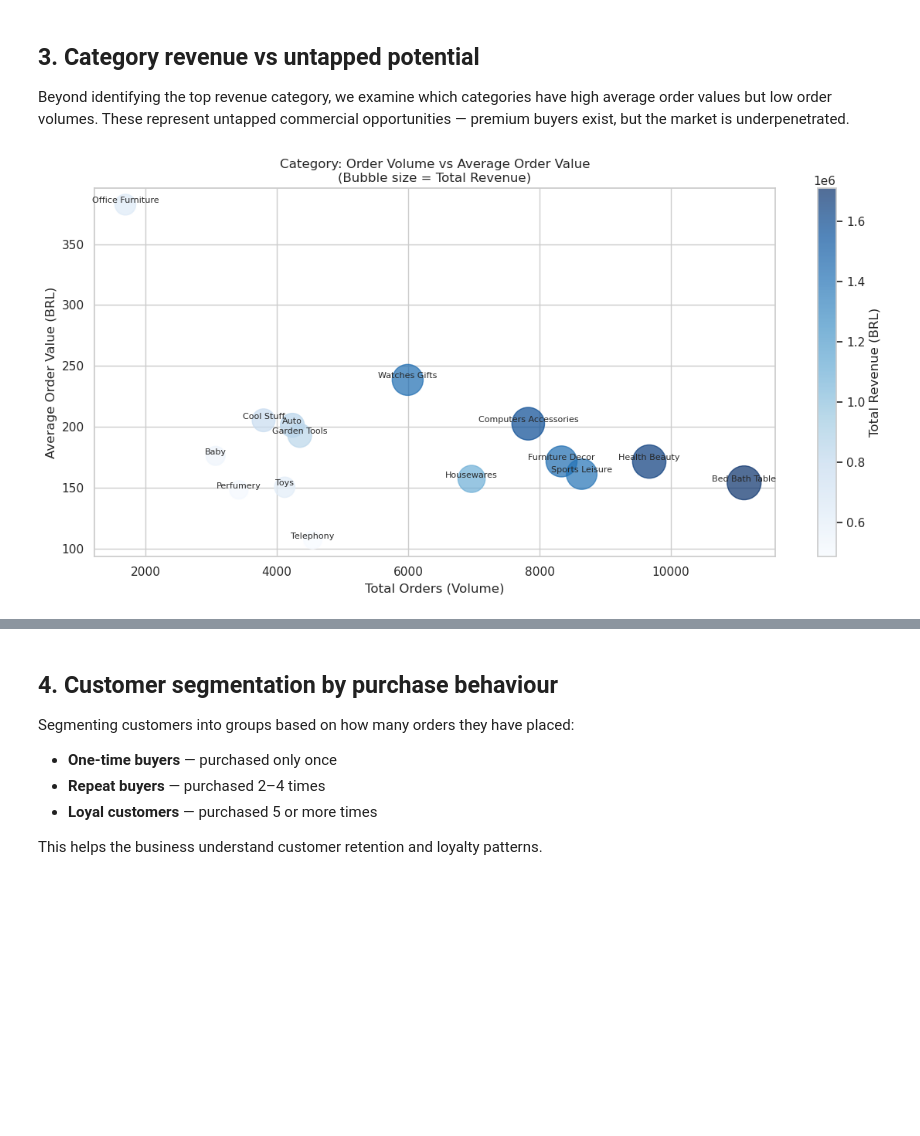
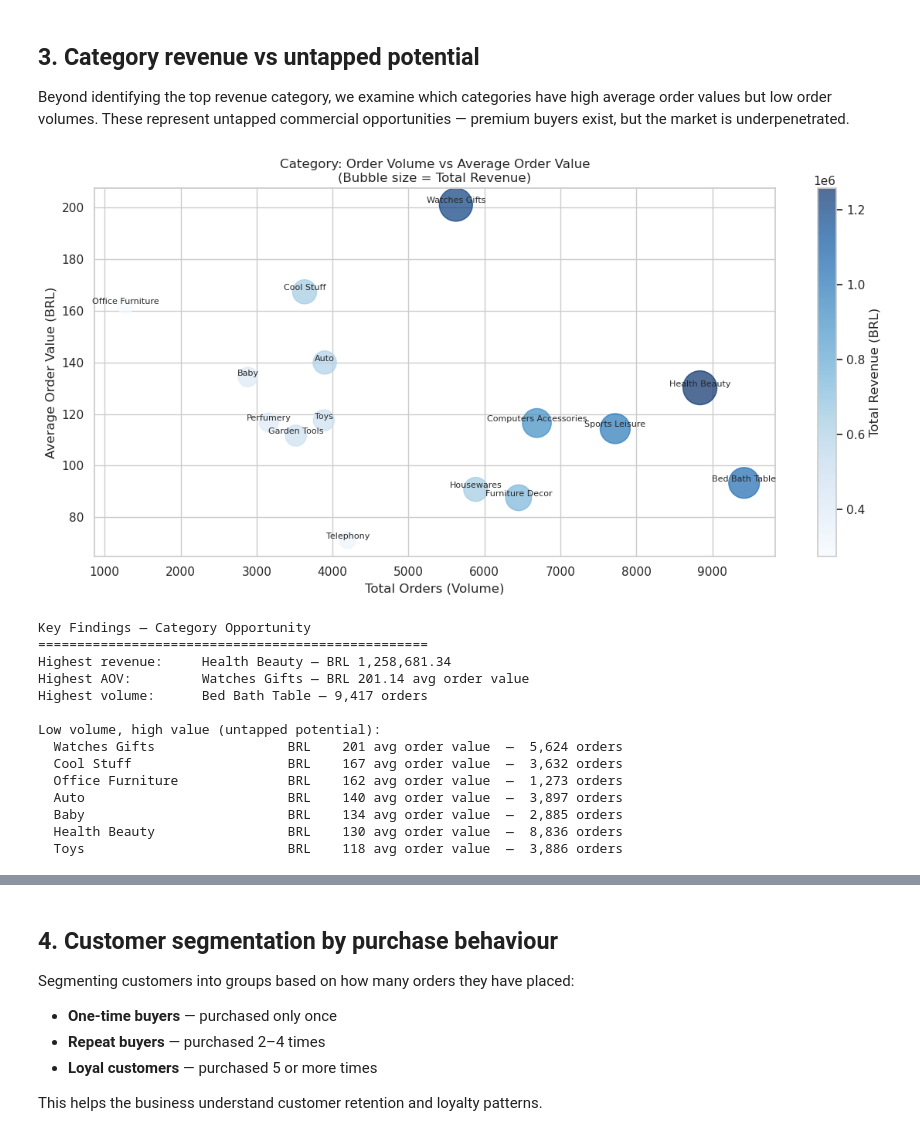
Before and after one commit to elaineet1/olist-pipeline, a Jupyter notebook: olist_analysis.ipynb, the cells around one changed output, grey strips where cells are left out. Cells and saved outputs as stored; diff of their text form; code cells hidden in the pictures; blank space fills up the shorter version.

```diff
--- a/olist_analysis.ipynb
+++ b/olist_analysis.ipynb
@@ -172,54 +239,86 @@ print("✅ Chart saved")
 
 Beyond identifying the top revenue category, we examine which categories have high average order values but low order volumes. These represent untapped commercial opportunities — premium buyers exist, but the market is underpenetrated.
 # %%
-query_cat = """
+query_cat = f"""
 SELECT
-    p.product_category_name_english as category,
-    COUNT(*) as total_orders,
-    ROUND(SUM(o.total_order_value), 0) as total_revenue,
-    ROUND(AVG(o.total_order_value), 2) as avg_order_value
+    p.product_category_name_english AS category,
+    COUNT(DISTINCT oi.order_id) AS total_orders,
+    ROUND(SUM(oi.price), 2) AS total_revenue,
+    ROUND(AVG(oi.price), 2) AS avg_order_value
 FROM `my-project-001-487905.olist_dbt_olist_staging.stg_order_items` oi
-JOIN `my-project-001-487905.olist_dbt_olist_dbt.dim_product` p
+JOIN `my-project-001-487905.{DATASET}.dim_product` p
     ON oi.product_id = p.product_id
-JOIN `my-project-001-487905.olist_dbt_olist_dbt.fact_orders` o
-    ON oi.order_id = o.order_id
 WHERE p.product_category_name_english IS NOT NULL
 GROUP BY category
 ORDER BY total_revenue DESC
 LIMIT 15
 """
-df_cat = pd.read_gbq(query_cat, project_id="my-project-001-487905")
 
-# Convert columns to float to avoid size errors
+df_cat = client.query(query_cat).to_dataframe()
 df_cat['total_orders'] = df_cat['total_orders'].astype(float)
 df_cat['total_revenue'] = df_cat['total_revenue'].astype(float)
 df_cat['avg_order_value'] = df_cat['avg_order_value'].astype(float)
 
 # Normalise bubble size
 bubble_size = (df_cat['total_revenue'] / df_cat['total_revenue'].max()) * 1000
 
 fig, ax = plt.subplots(figsize=(12, 6))
 scatter = ax.scatter(
     df_cat['total_orders'],
     df_cat['avg_order_value'],
     s=bubble_size,
     alpha=0.7,
     c=df_cat['total_revenue'],
     cmap='Blues'
 )
 for _, row in df_cat.iterrows():
     ax.annotate(
         row['category'].replace('_', ' ').title(),
         (row['total_orders'], row['avg_order_value']),
         fontsize=8, ha='center', va='bottom'
     )
 ax.set_xlabel('Total Orders (Volume)')
 ax.set_ylabel('Average Order Value (BRL)')
 ax.set_title('Category: Order Volume vs Average Order Value\n(Bubble size = Total Revenue)')
 plt.colorbar(scatter, label='Total Revenue (BRL)')
 plt.tight_layout()
 plt.savefig('docs/category_opportunity.png', dpi=150, bbox_inches='tight')
 plt.show()
+
+# Key findings — using actual data from df_cat
+top_revenue = df_cat.iloc[0]
+top_aov = df_cat.loc[df_cat['avg_order_value'].idxmax()]
+top_volume = df_cat.loc[df_cat['total_orders'].idxmax()]
+
+print("\nKey Findings — Category Opportunity")
+print("=" * 50)
+print(f"Highest revenue:     {top_revenue['category'].replace('_',' ').title()}"
+      f" — BRL {top_revenue['total_revenue']:,.2f}")
+print(f"Highest AOV:         {top_aov['category'].replace('_',' ').title()}"
+      f" — BRL {top_aov['avg_order_value']:,.2f} avg order value")
+print(f"Highest volume:      {top_volume['category'].replace('_',' ').title()}"
+      f" — {int(top_volume['total_orders']):,} orders")
+print("\nLow volume, high value (untapped potential):")
+high_aov = df_cat[df_cat['avg_order_value'] > df_cat['avg_order_value'].median()]\
+           .sort_values('avg_order_value', ascending=False)
+for _, row in high_aov.iterrows():
+    print(f"  {row['category'].replace('_',' ').title():<30}"
+          f"BRL {row['avg_order_value']:>6.0f} avg order value"
+          f"  —  {int(row['total_orders']):,} orders")
 # %% [output]
-[figure, old version]
+[figure, new version]
+Key Findings — Category Opportunity
+==================================================
+Highest revenue:     Health Beauty — BRL 1,258,681.34
+Highest AOV:         Watches Gifts — BRL 201.14 avg order value
+Highest volume:      Bed Bath Table — 9,417 orders
+
+Low volume, high value (untapped potential):
+  Watches Gifts                 BRL    201 avg order value  —  5,624 orders
+  Cool Stuff                    BRL    167 avg order value  —  3,632 orders
+  Office Furniture              BRL    162 avg order value  —  1,273 orders
+  Auto                          BRL    140 avg order value  —  3,897 orders
+  Baby                          BRL    134 avg order value  —  2,885 orders
+  Health Beauty                 BRL    130 avg order value  —  8,836 orders
+  Toys                          BRL    118 avg order value  —  3,886 orders
 # %% [markdown]
```
Also changed, not shown: parts of 11 cells of this notebook, 7 other files.
